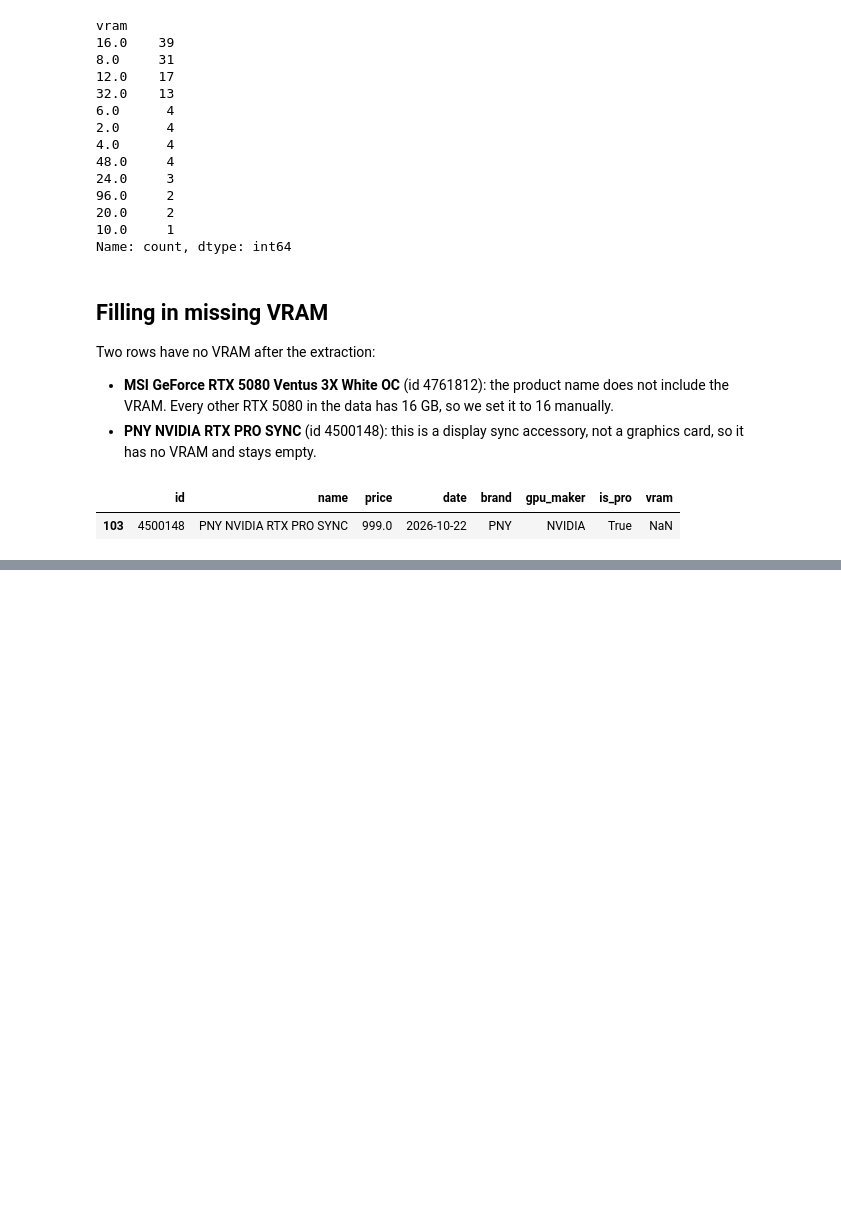
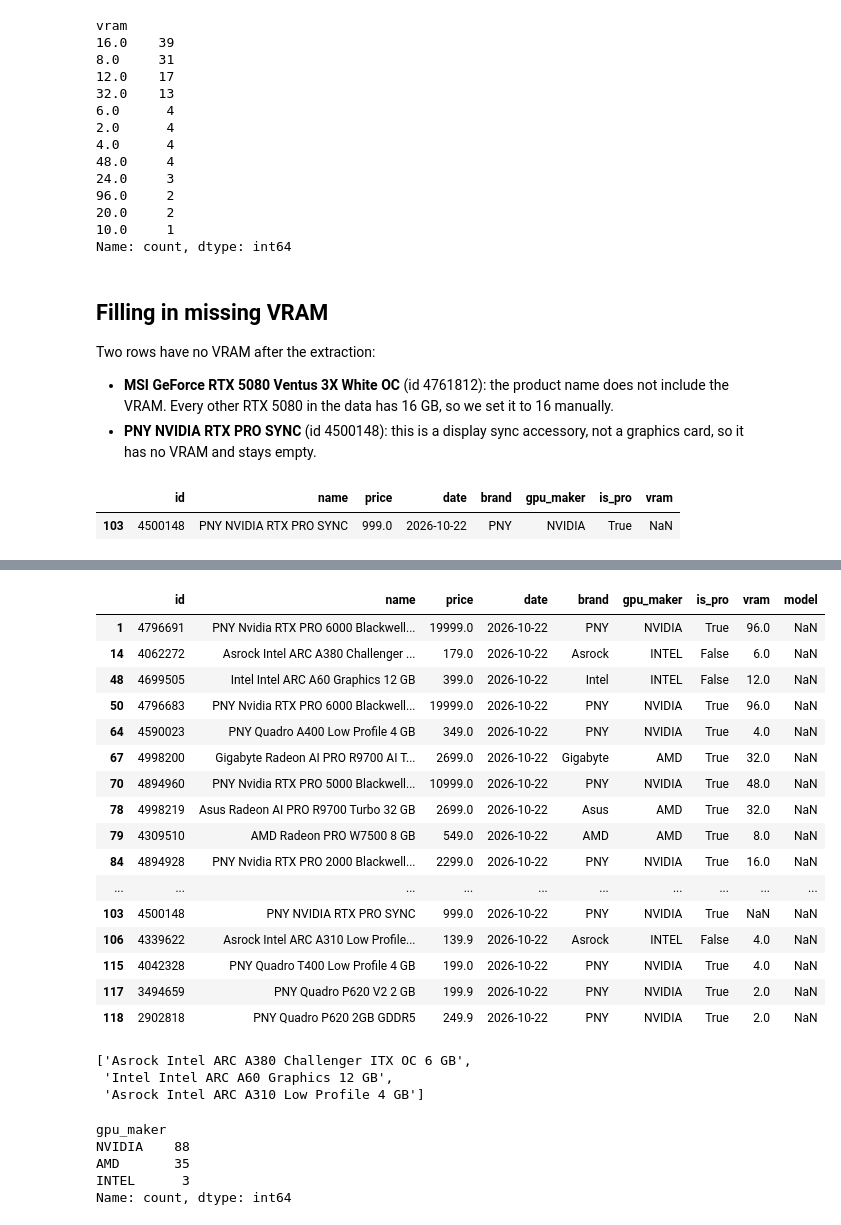
Before and after one commit to odysmpasias/gpu-price-tracker, a Jupyter notebook: notebooks/01_cleaning.ipynb, the cells around one changed output, grey strips where cells are left out. Saved outputs shown, nothing was run; the diff lists cells and outputs as text; code cells hidden in the pictures; blank space fills up the shorter version.

Commit message:
Add model column and fix is_pro detection

```diff
--- a/notebooks/01_cleaning.ipynb
+++ b/notebooks/01_cleaning.ipynb
@@ -121,7 +121,7 @@ df.head(10)
 | 8 | 5337283 | Asus GeForce RTX 5060 Dual OC Adv... | 599.0 | 2026-10-22 | Asus | NVIDIA |
 | 9 | 5164052 | Asus Radeon RX 9070 GRE PRIME OC ... | 749.0 | 2026-10-22 | Asus | AMD |
 # %%
-amd_pro_cards= df["name"].str.contains("Radeon pro", case = False)
+amd_pro_cards= df["name"].str.contains("Radeon pro|Radeon AI PRO", case = False)
 nvidia_pro_cards = df["name"].str.contains("Quadro|RTX PRO", case = False)
 intel_pro_cards = df["name"].str.contains("Arc Pro", case = False)
 # %%
@@ -216,0 +257,2 @@ df[df["vram"].isna()]
+# %%
+df["model"] = df["name"].str.extract(r"(?i)((?:RTX|GTX|GT)\s+\d+(?:\sTi)?)", expand=False).str.upper()
@@ -216,0 +321,3 @@ df[df["vram"].isna()]
+# %%
+model_amd = df["name"].str.extract(r"(?i)(RX\s+\d+(?:\s?(?:XT|GRE))?)", expand=False).str.upper()
+df["model"] = df["model"].fillna(model_amd)
@@ -216,0 +344,2 @@ df[df["vram"].isna()]
+# %%
+df["model"] = df["model"].str.replace(" ", "")
@@ -216,0 +366,34 @@ df[df["vram"].isna()]
+# %%
+df[df["model"].isna()]
+# %% [output]
+|  | id | name | price | date | brand | gpu_maker | is_pro | vram | model |
+| 1 | 4796691 | PNY Nvidia RTX PRO 6000 Blackwell... | 19999.0 | 2026-10-22 | PNY | NVIDIA | True | 96.0 | NaN |
+| 14 | 4062272 | Asrock Intel ARC A380 Challenger ... | 179.0 | 2026-10-22 | Asrock | INTEL | False | 6.0 | NaN |
+| 48 | 4699505 | Intel Intel ARC A60 Graphics 12 GB | 399.0 | 2026-10-22 | Intel | INTEL | False | 12.0 | NaN |
+| 50 | 4796683 | PNY Nvidia RTX PRO 6000 Blackwell... | 19999.0 | 2026-10-22 | PNY | NVIDIA | True | 96.0 | NaN |
+| 64 | 4590023 | PNY Quadro A400 Low Profile 4 GB | 349.0 | 2026-10-22 | PNY | NVIDIA | True | 4.0 | NaN |
+| 67 | 4998200 | Gigabyte Radeon AI PRO R9700 AI T... | 2699.0 | 2026-10-22 | Gigabyte | AMD | True | 32.0 | NaN |
+| 70 | 4894960 | PNY Nvidia RTX PRO 5000 Blackwell... | 10999.0 | 2026-10-22 | PNY | NVIDIA | True | 48.0 | NaN |
+| 78 | 4998219 | Asus Radeon AI PRO R9700 Turbo 32 GB | 2699.0 | 2026-10-22 | Asus | AMD | True | 32.0 | NaN |
+| 79 | 4309510 | AMD Radeon PRO W7500 8 GB | 549.0 | 2026-10-22 | AMD | AMD | True | 8.0 | NaN |
+| 84 | 4894928 | PNY Nvidia RTX PRO 2000 Blackwell... | 2299.0 | 2026-10-22 | PNY | NVIDIA | True | 16.0 | NaN |
+| ... | ... | ... | ... | ... | ... | ... | ... | ... | ... |
+| 103 | 4500148 | PNY NVIDIA RTX PRO SYNC | 999.0 | 2026-10-22 | PNY | NVIDIA | True | NaN | NaN |
+| 106 | 4339622 | Asrock Intel ARC A310 Low Profile... | 139.9 | 2026-10-22 | Asrock | INTEL | False | 4.0 | NaN |
+| 115 | 4042328 | PNY Quadro T400 Low Profile 4 GB | 199.0 | 2026-10-22 | PNY | NVIDIA | True | 4.0 | NaN |
+| 117 | 3494659 | PNY Quadro P620 V2 2 GB | 199.9 | 2026-10-22 | PNY | NVIDIA | True | 2.0 | NaN |
+| 118 | 2902818 | PNY Quadro P620 2GB GDDR5 | 249.9 | 2026-10-22 | PNY | NVIDIA | True | 2.0 | NaN |
+# %%
+df[df["gpu_maker"].str.upper() == "INTEL"]["name"].tolist()
+# %% [output]
+['Asrock Intel ARC A380 Challenger ITX OC 6 GB',
+ 'Intel Intel ARC A60 Graphics 12 GB',
+ 'Asrock Intel ARC A310 Low Profile 4 GB']
+# %%
+df["gpu_maker"].value_counts()
+# %% [output]
+gpu_maker
+NVIDIA    88
+AMD       35
+INTEL      3
+Name: count, dtype: int64
```
Also changed, not shown: parts of 20 cells of this notebook.
